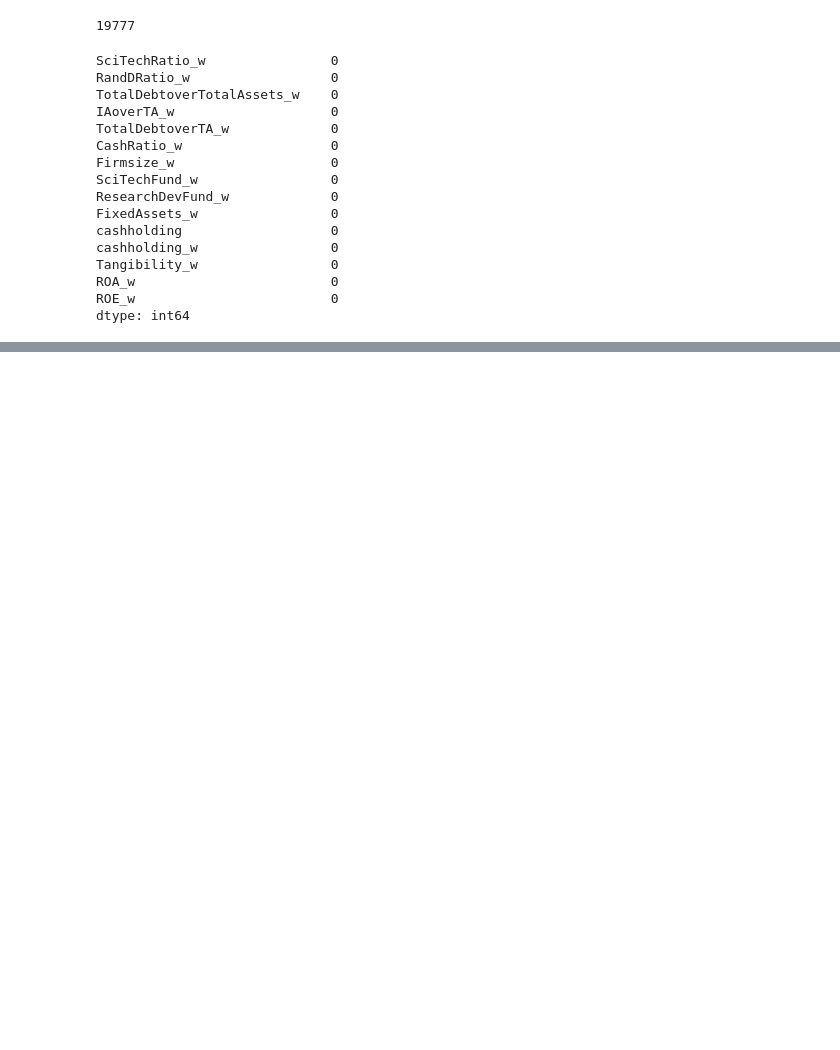
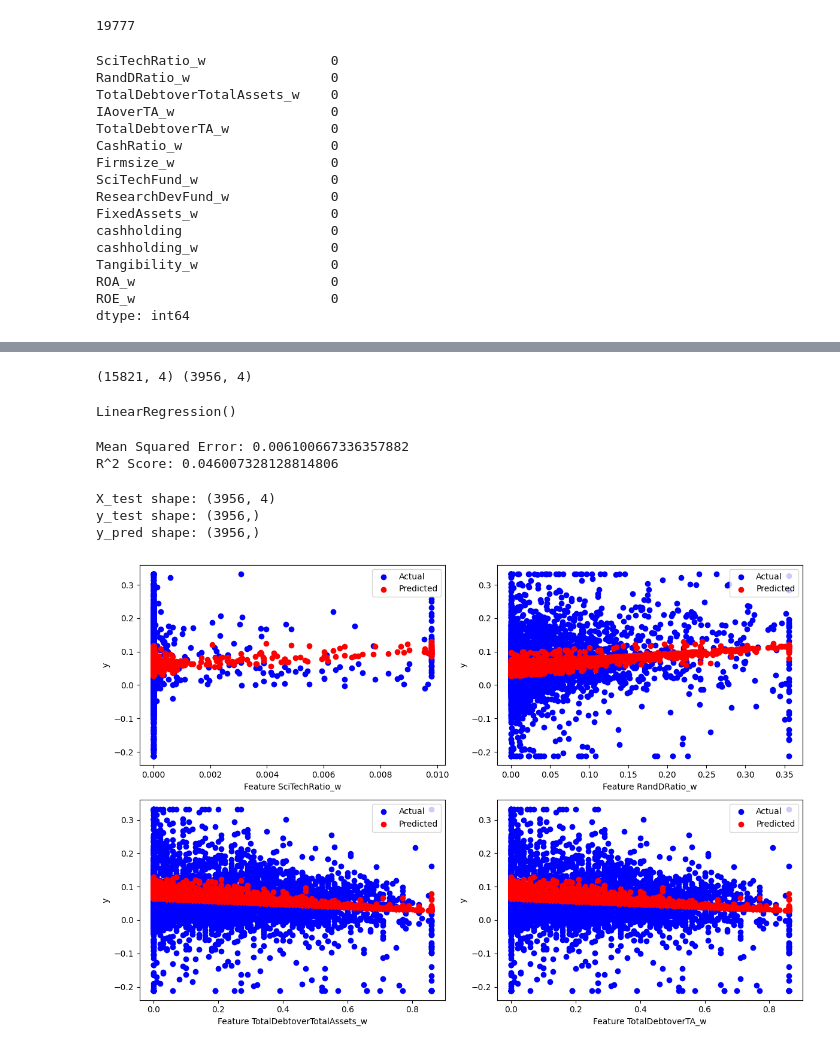
Before and after one commit to dinhtanloc/UII-paper, a Jupyter notebook: prj/1.EDA/EDA6.ipynb, the cells around one changed output, grey strips where cells are left out. Saved outputs shown, nothing was run; the diff lists cells and outputs as text; code cells hidden in the pictures; blank space fills up the shorter version.

Commit message:
analyze regression statistic algorithm

```diff
--- a/prj/1.EDA/EDA6.ipynb
+++ b/prj/1.EDA/EDA6.ipynb
@@ -289,3 +246,6 @@ print(X_train.shape,X_test.shape)
+# %%
+X = train.drop(columns=['ROA_w'])
+y = train['ROA_w']
 # %%
 from sklearn.feature_selection import RFE
 from sklearn.linear_model import LinearRegression
@@ -320,3 +288,59 @@ print(selected_features)
+# %%
+X=X[['SciTechRatio_w','RandDRatio_w','TotalDebtoverTotalAssets_w','TotalDebtoverTA_w']]
+X_train, X_test, y_train, y_test = train_test_split(X, y, test_size=0.2, random_state=42)
+print(X_train.shape,X_test.shape)
+# %% [output]
+(15821, 4) (3956, 4)
+# %%
+model = LinearRegression()
+model.fit(X_train, y_train)
+# %% [output]
+LinearRegression()
+# %%
+# Đánh giá mô hình
+from sklearn.metrics import mean_squared_error, r2_score
+
+y_pred_linear = model.predict(X_test)
+
+mse = mean_squared_error(y_test, y_pred_linear)
+r2 = r2_score(y_test, y_pred_linear)
+
+print(f"Mean Squared Error: {mse}")
+print(f"R^2 Score: {r2}")
+# %% [output]
+Mean Squared Error: 0.006100667336357882
+R^2 Score: 0.046007328128814806
+# %%
+print(f"X_test shape: {X_test.shape}")
+print(f"y_test shape: {y_test.shape}")
+print(f"y_pred shape: {y_pred_linear.shape}")
+# %% [output]
+X_test shape: (3956, 4)
+y_test shape: (3956,)
+y_pred shape: (3956,)
+# %%
+# Hiển thị kết quả dự đoán so với giá trị thực tế
+import matplotlib.pyplot as plt
+
+# Vẽ biểu đồ cho tất cả 4 đặc trưng
+# Đảm bảo X_test là NumPy array
+X_test = np.array(X_test)
+
+# Vẽ biểu đồ cho tất cả 4 đặc trưng
+fig, axs = plt.subplots(2, 2, figsize=(12, 8))
+
+for i in range(4):
+    row, col = divmod(i, 2)
+    axs[row, col].scatter(X_test[:, i], y_test, color='blue', label='Actual')
+    axs[row, col].scatter(X_test[:, i], y_pred_linear, color='red', label='Predicted')
+    axs[row, col].set_xlabel(f'Feature {X.columns[i]}')
+    axs[row, col].set_ylabel('y')
+    axs[row, col].legend()
+
+plt.tight_layout()
+plt.show()
+# %% [output]
+[figure, added]
 # %%
 import pandas as pd
 import numpy as np
```
Also changed, not shown: parts of 22 cells of this notebook, 2 other files.
